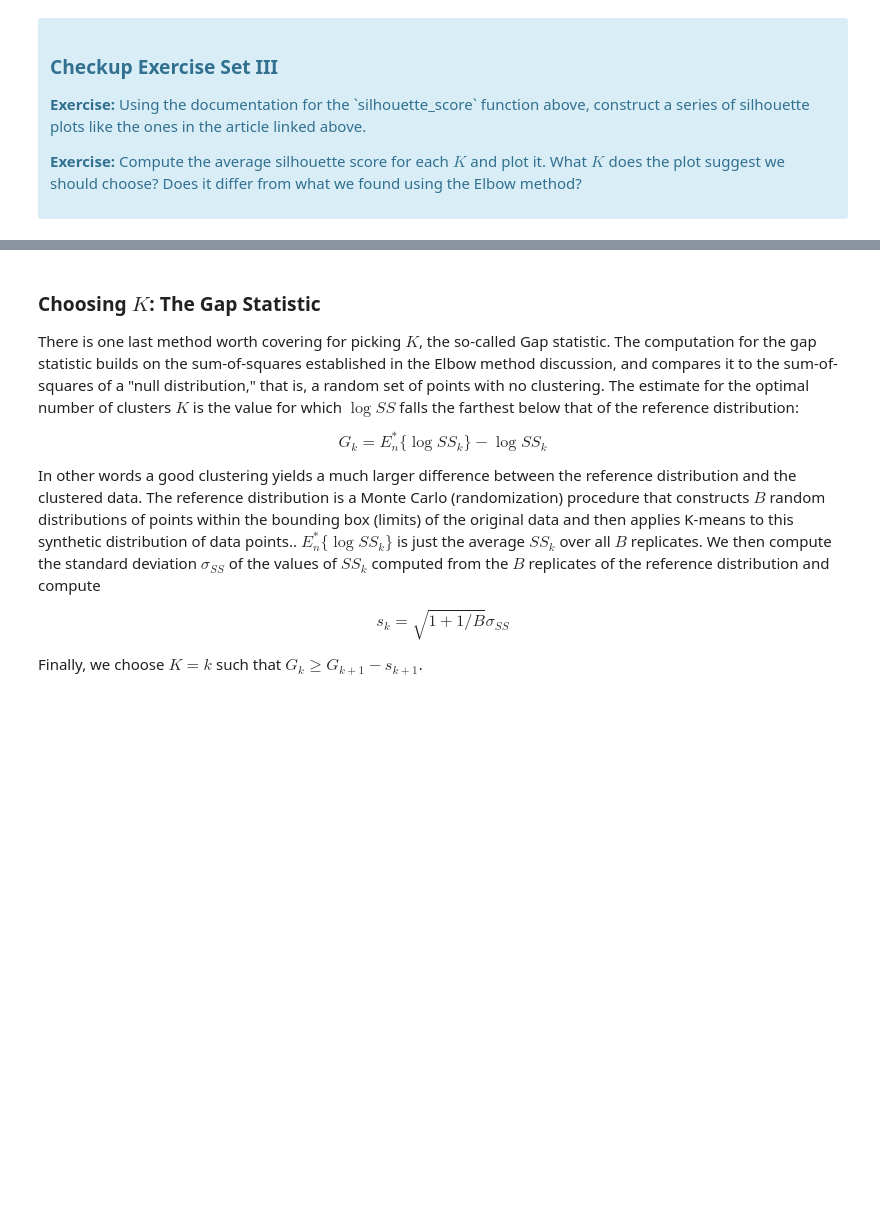
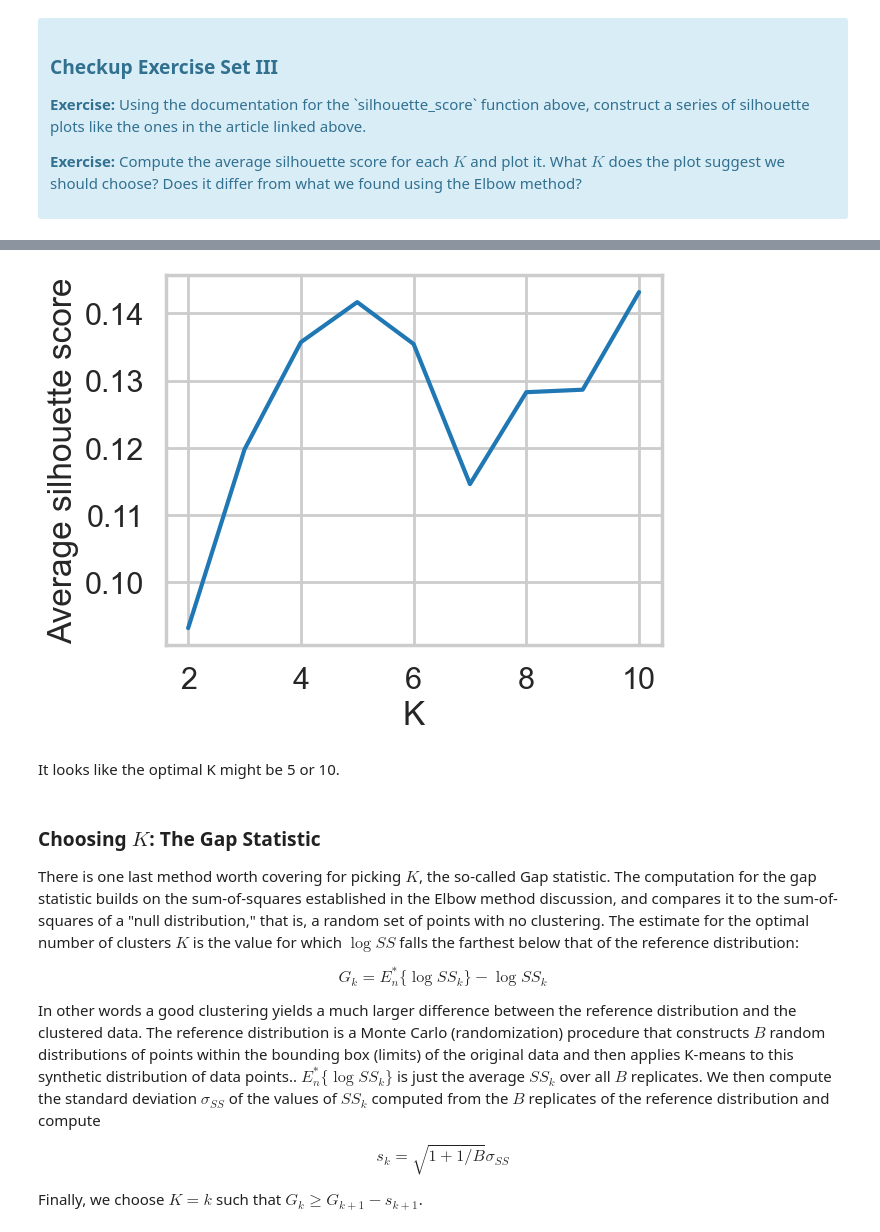
Before and after one commit to kwcode2016/mec-16.2.6-clustering-mini-project, a Jupyter notebook: Mini_Project_Clustering.ipynb, the cells around one changed output, grey strips where cells are left out. Cells and saved outputs as stored; diff of their text form; code cells hidden in the pictures; blank space fills up the shorter version.

```diff
--- a/Mini_Project_Clustering.ipynb
+++ b/Mini_Project_Clustering.ipynb
@@ -315,3 +320,18 @@ For n_clusters = 11 The average silhouette_score is : 0.12529630164643407
+# %%
+silhouette_avg = []
+for K in Ks:
+    clusterer = KMeans(n_clusters=K, random_state=10)
+    cluster_labels = clusterer.fit_predict(x_cols)
+    silhouette_avg.append(silhouette_score(x_cols, cluster_labels))
+
+plt.plot(Ks, silhouette_avg)
+plt.xlabel('K')
+plt.ylabel('Average silhouette score')
+plt.show()
+# %% [output]
+[figure, added]
+# %% [markdown]
+It looks like the optimal K might be 5 or 10.
 # %% [markdown]
 ### Choosing $K$: The Gap Statistic
 
```
Also changed, not shown: parts of 9 cells of this notebook.
